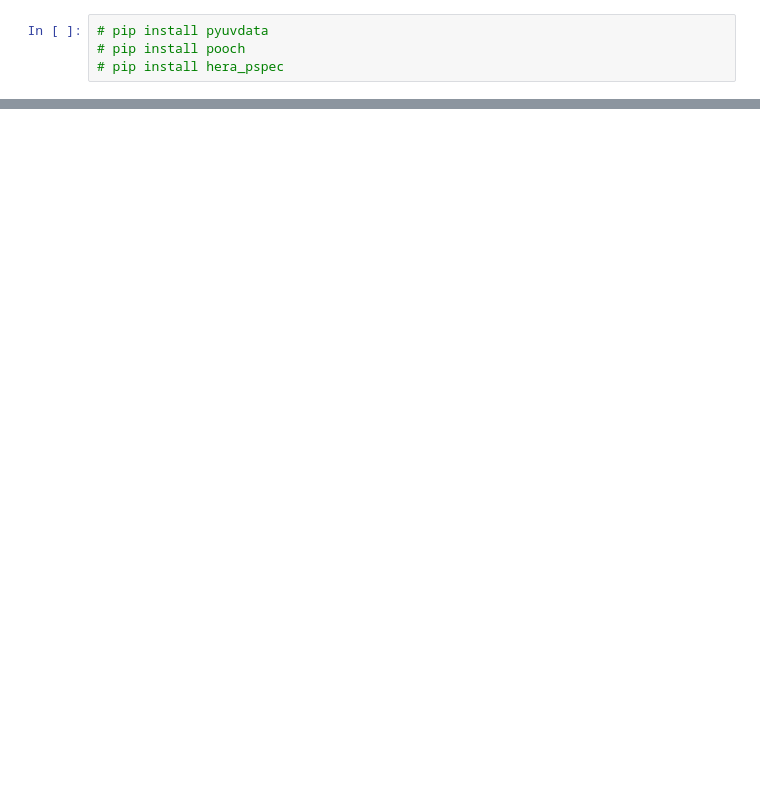
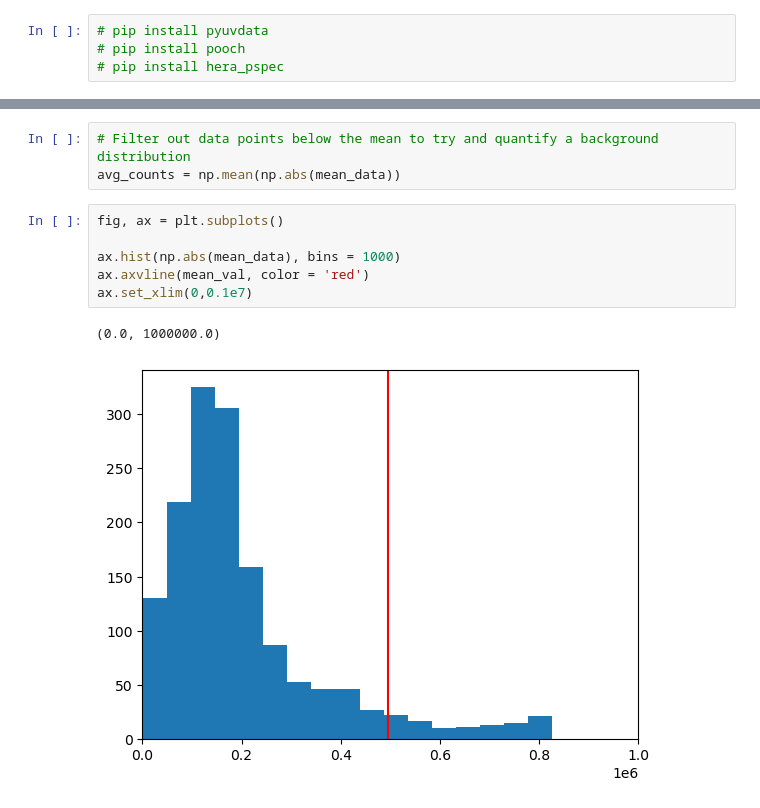
Before and after one commit to tarias16/Phys-434-Big-Data, a Jupyter notebook: Final_Project.ipynb, the cells around one changed output, grey strips where cells are left out. Cells and saved outputs as stored; diff of their text form; blank space fills up the shorter version.

```diff
--- a/Final_Project.ipynb
+++ b/Final_Project.ipynb
@@ -80,0 +107,12 @@ plt.plot(
+# %%
+# Filter out data points below the mean to try and quantify a background distribution
+avg_counts = np.mean(np.abs(mean_data))
+# %%
+fig, ax = plt.subplots()
+
+ax.hist(np.abs(mean_data), bins = 1000)
+ax.axvline(mean_val, color = 'red')
+ax.set_xlim(0,0.1e7)
+# %% [output]
+(0.0, 1000000.0)
+[figure, added]
```
Also changed, not shown: parts of 22 cells of this notebook.
